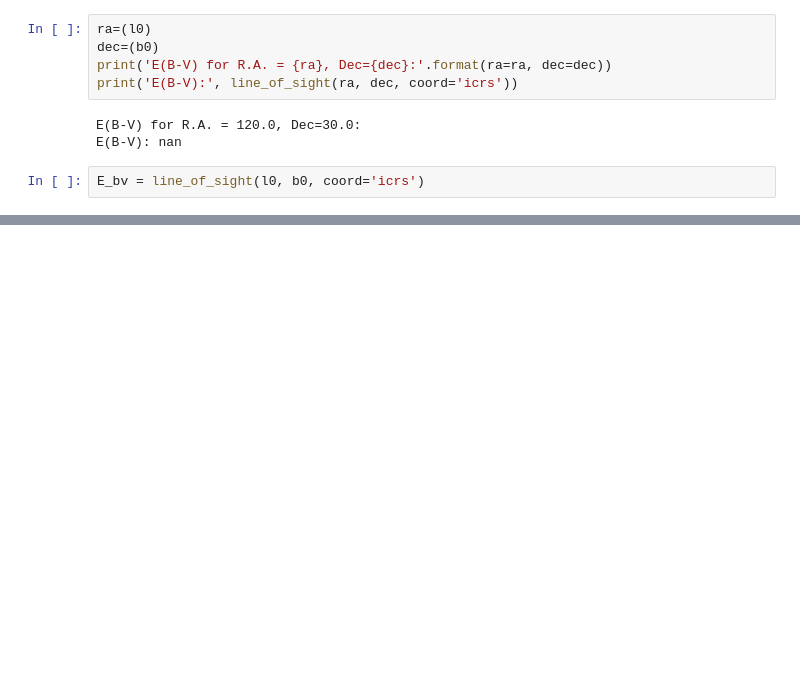
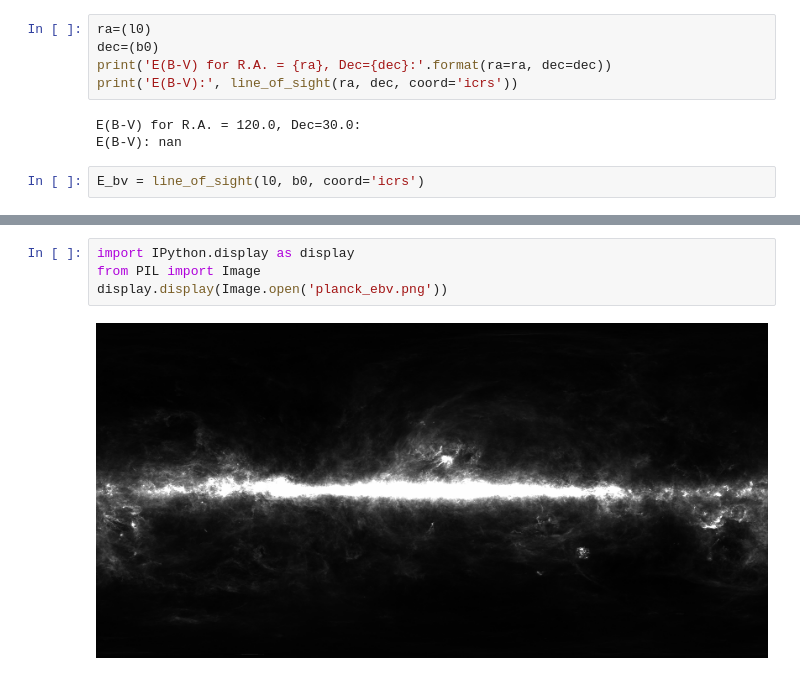
Before and after one commit to luk022/PHYS321-final-project, a Jupyter notebook: 321final.ipynb, the cells around one changed output, grey strips where cells are left out. Cells and saved outputs as stored; diff of their text form; blank space fills up the shorter version.

```diff
--- a/321final.ipynb
+++ b/321final.ipynb
@@ -562,0 +699,6 @@ Av_sfd
+# %%
+import IPython.display as display
+from PIL import Image
+display.display(Image.open('planck_ebv.png'))
+# %% [output]
+[figure, added]
```
Also changed, not shown: parts of 22 cells of this notebook, 4 other files.
